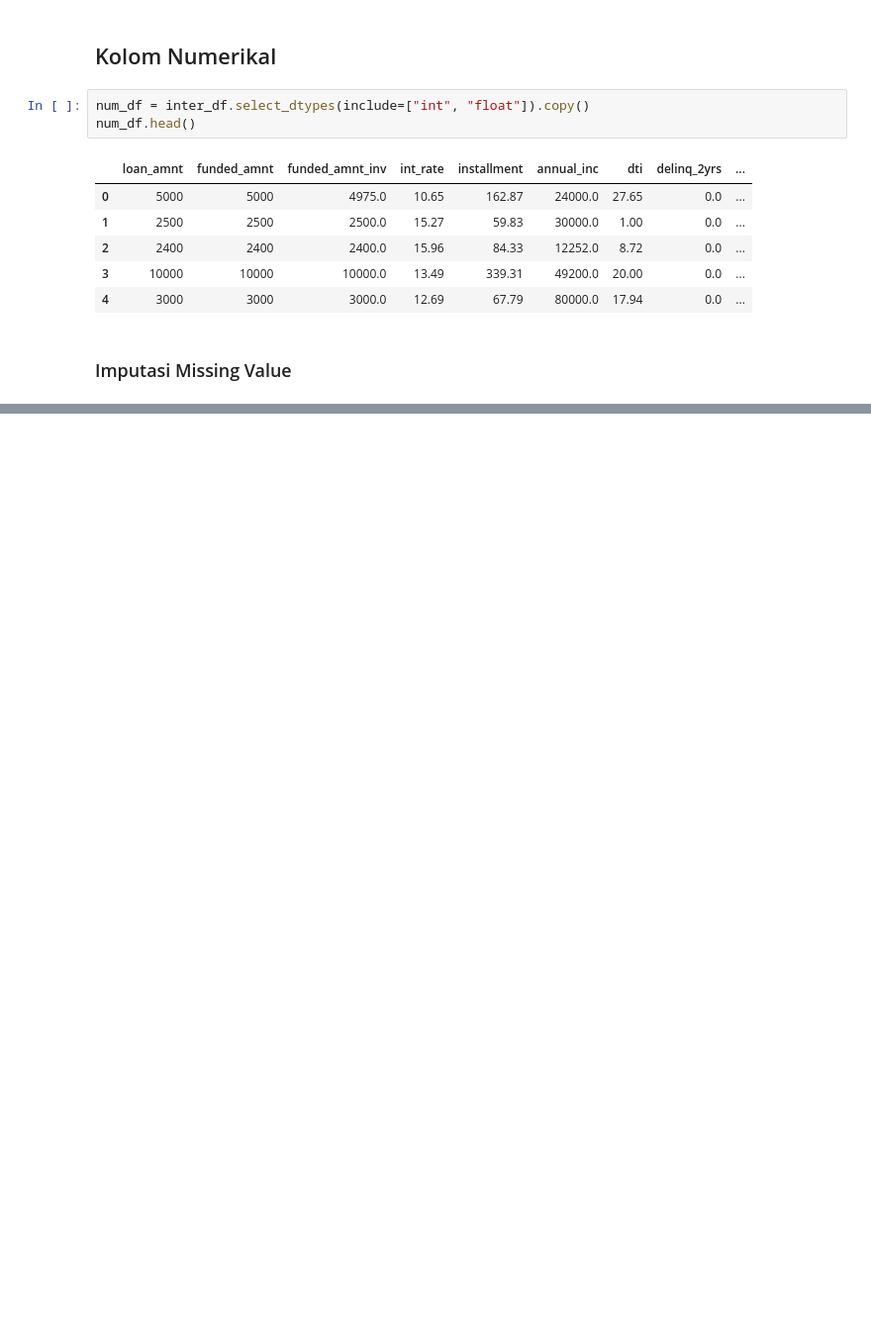
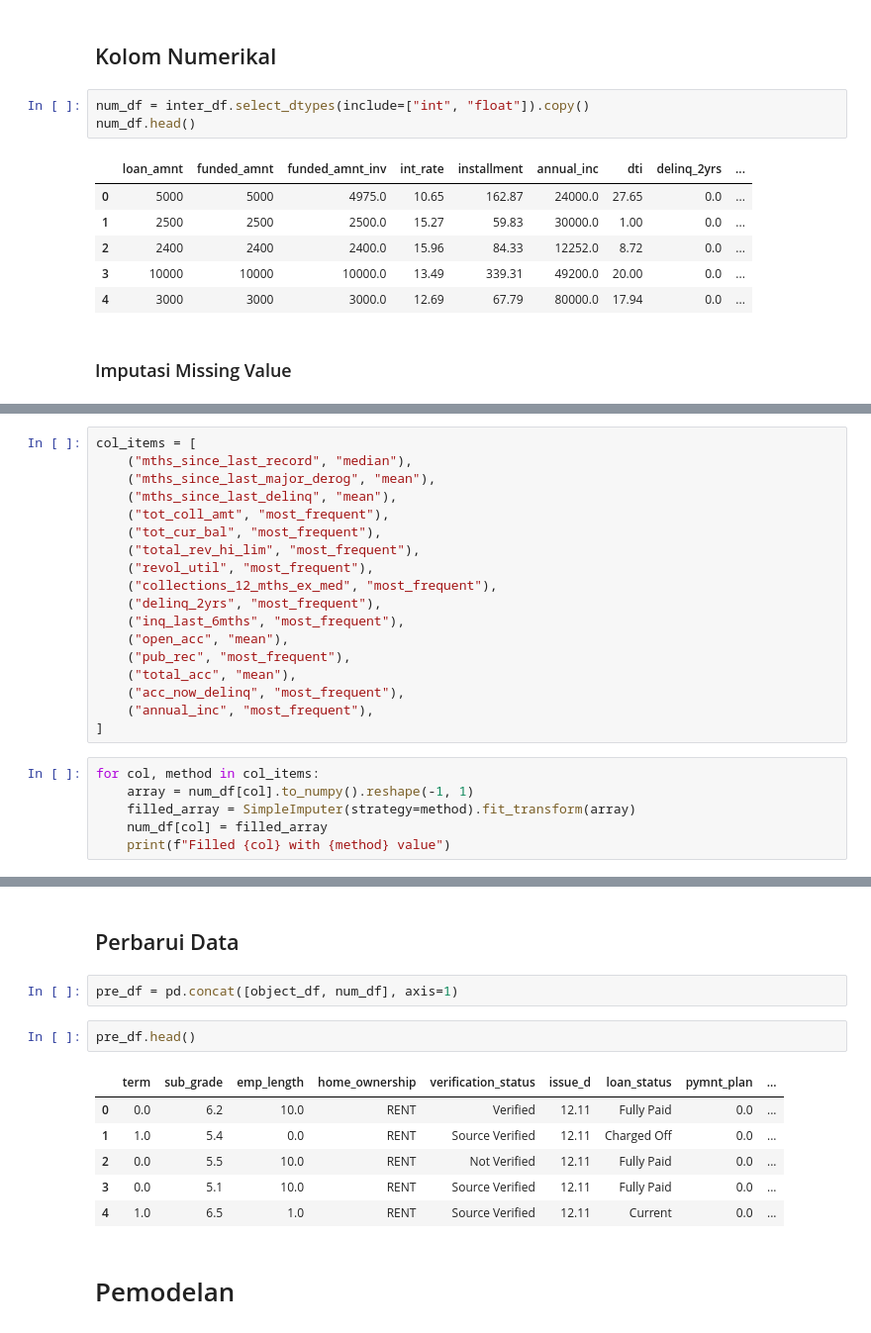
Before and after one commit to rakkaalhazimi/Loan-Status-Prediction, a Jupyter notebook: credit_loan_predictions.ipynb, the cells around one changed output, grey strips where cells are left out. Shown at 99% size. Cells and saved outputs as stored; diff of their text form; blank space fills up the shorter version.

```diff
--- a/credit_loan_predictions.ipynb
+++ b/credit_loan_predictions.ipynb
@@ -712,0 +786,24 @@ num_df.head()
+# %%
+col_items = [
+    ("mths_since_last_record", "median"),
+    ("mths_since_last_major_derog", "mean"),
+    ("mths_since_last_delinq", "mean"),
+    ("tot_coll_amt", "most_frequent"),
+    ("tot_cur_bal", "most_frequent"),
+    ("total_rev_hi_lim", "most_frequent"),
+    ("revol_util", "most_frequent"),
+    ("collections_12_mths_ex_med", "most_frequent"),
+    ("delinq_2yrs", "most_frequent"),
+    ("inq_last_6mths", "most_frequent"),
+    ("open_acc", "mean"),
+    ("pub_rec", "most_frequent"),
+    ("total_acc", "mean"),
+    ("acc_now_delinq", "most_frequent"),
+    ("annual_inc", "most_frequent"),
+]
+# %%
+for col, method in col_items:
+    array = num_df[col].to_numpy().reshape(-1, 1)
+    filled_array = SimpleImputer(strategy=method).fit_transform(array)
+    num_df[col] = filled_array
+    print(f"Filled {col} with {method} value")
@@ -712,0 +846,15 @@ num_df.head()
+# %% [markdown]
+## Perbarui Data
+# %%
+pre_df = pd.concat([object_df, num_df], axis=1)
+# %%
+pre_df.head()
+# %% [output]
+|  | term | sub_grade | emp_length | home_ownership | verification_status | issue_d | loan_status | pymnt_plan | ... |
+| 0 | 0.0 | 6.2 | 10.0 | RENT | Verified | 12.11 | Fully Paid | 0.0 | ... |
+| 1 | 1.0 | 5.4 | 0.0 | RENT | Source Verified | 12.11 | Charged Off | 0.0 | ... |
+| 2 | 0.0 | 5.5 | 10.0 | RENT | Not Verified | 12.11 | Fully Paid | 0.0 | ... |
+| 3 | 0.0 | 5.1 | 10.0 | RENT | Source Verified | 12.11 | Fully Paid | 0.0 | ... |
+| 4 | 1.0 | 6.5 | 1.0 | RENT | Source Verified | 12.11 | Current | 0.0 | ... |
+# %% [markdown]
+# Pemodelan
```
Also changed, not shown: parts of 45 cells of this notebook, 1 other file.
